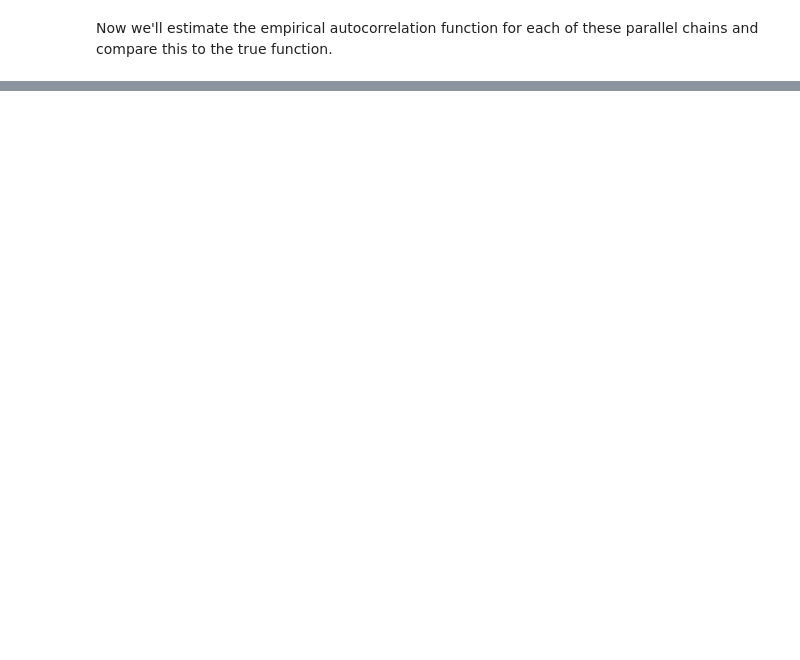
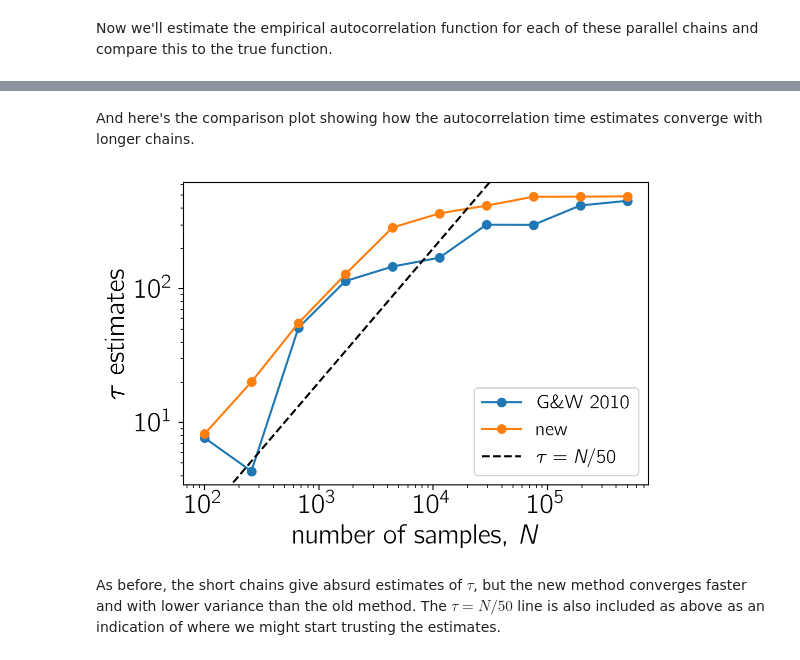
Before and after one commit to dfm/emcee, a Jupyter notebook: docs/_static/notebooks/autocorr.ipynb, the cells around one changed output, grey strips where cells are left out. Saved outputs shown, nothing was run; the diff lists cells and outputs as text; code cells hidden in the pictures; blank space fills up the shorter version.

```diff
--- a/docs/_static/notebooks/autocorr.ipynb
+++ b/docs/_static/notebooks/autocorr.ipynb
@@ -638,0 +295,25 @@ a, c
+# %% [markdown]
+And here's the comparison plot showing how the autocorrelation time estimates converge with longer chains.
+# %%
+# Compute the estimators for a few different chain lengths
+N = np.exp(np.linspace(np.log(100), np.log(chain.shape[1]), 10)).astype(int)
+gw2010 = np.empty(len(N))
+new = np.empty(len(N))
+for i, n in enumerate(N):
+    gw2010[i] = autocorr_gw2010(chain[:, :n])
+    new[i] = autocorr_new(chain[:, :n])
+
+# Plot the comparisons
+plt.loglog(N, gw2010, "o-", label="G\&W 2010")
+plt.loglog(N, new, "o-", label="new")
+ylim = plt.gca().get_ylim()
+plt.plot(N, N / 50.0, "--k", label=r"$\tau = N/50$")
+plt.ylim(ylim)
+plt.xlabel("number of samples, $N$")
+plt.ylabel(r"$\tau$ estimates")
+plt.legend(fontsize=14);
+# %% [output]
+[figure, added]
+# %% [markdown]
+As before, the short chains give absurd estimates of $\tau$, but the new method converges faster and with lower variance than the old method.
+The $\tau = N/50$ line is also included as above as an indication of where we might start trusting the estimates.
```
Also changed, not shown: parts of 43 cells of this notebook.
